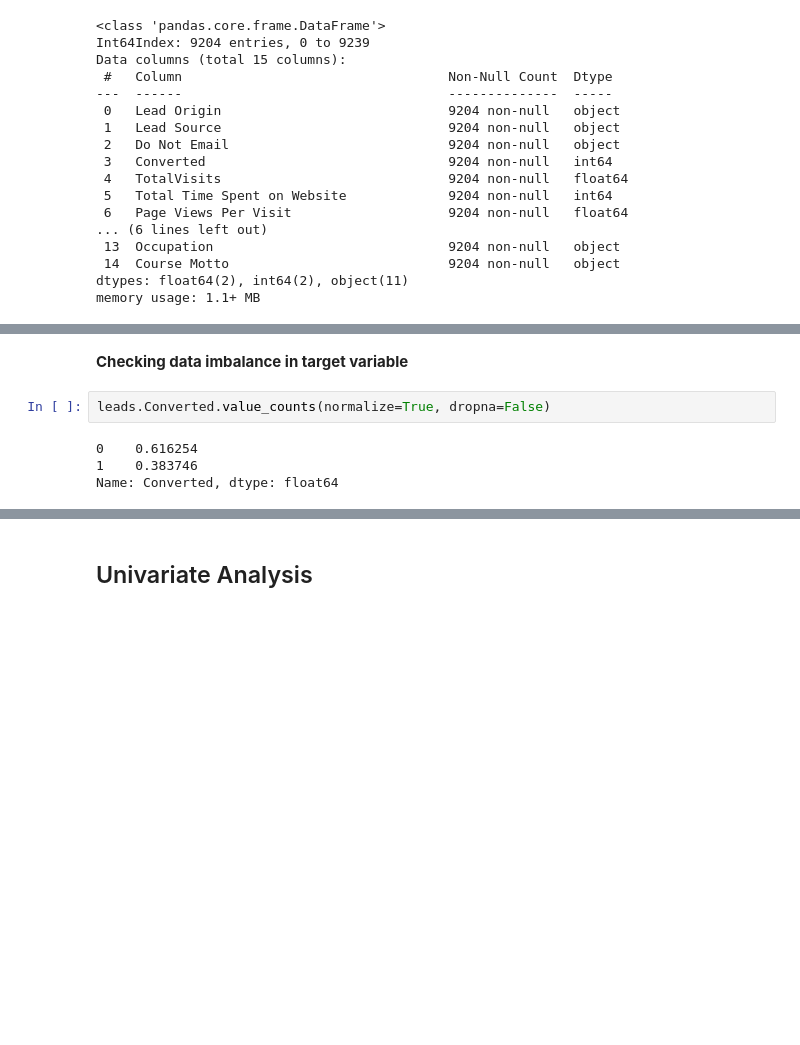
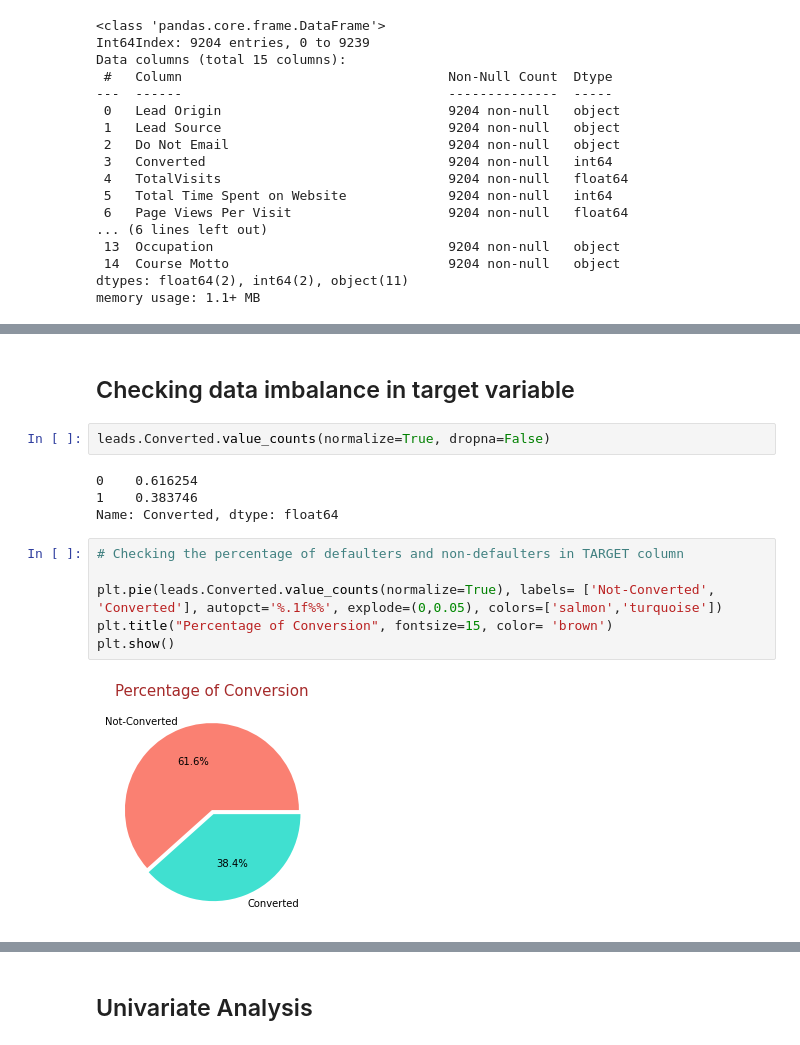
Before and after one commit to ankitaData/Lead_Scoring_Case_Study, a Jupyter notebook: Lead_Scoring_Case_Study.ipynb, the cells around one changed output, grey strips where cells are left out. Drawn from its saved outputs; the diff is of its cells as text; blank space fills up the shorter version.

```diff
--- a/Lead_Scoring_Case_Study.ipynb
+++ b/Lead_Scoring_Case_Study.ipynb
@@ -1053,10 +1058,18 @@ len(cont_cols)+len(cat_cols)+len(target)
 # %% [output]
 15
 # %% [markdown]
-**Checking data imbalance in target variable**
+## Checking data imbalance in target variable
 # %%
 leads.Converted.value_counts(normalize=True, dropna=False)
 # %% [output]
 0    0.616254
 1    0.383746
 Name: Converted, dtype: float64
+# %%
+# Checking the percentage of defaulters and non-defaulters in TARGET column
+
+plt.pie(leads.Converted.value_counts(normalize=True), labels= ['Not-Converted', 'Converted'], autopct='%.1f%%', explode=(0,0.05), colors=['salmon','turquoise'])
+plt.title("Percentage of Conversion", fontsize=15, color= 'brown')
+plt.show()
+# %% [output]
+[figure, added]
```
Also changed, not shown: parts of 129 cells of this notebook.
